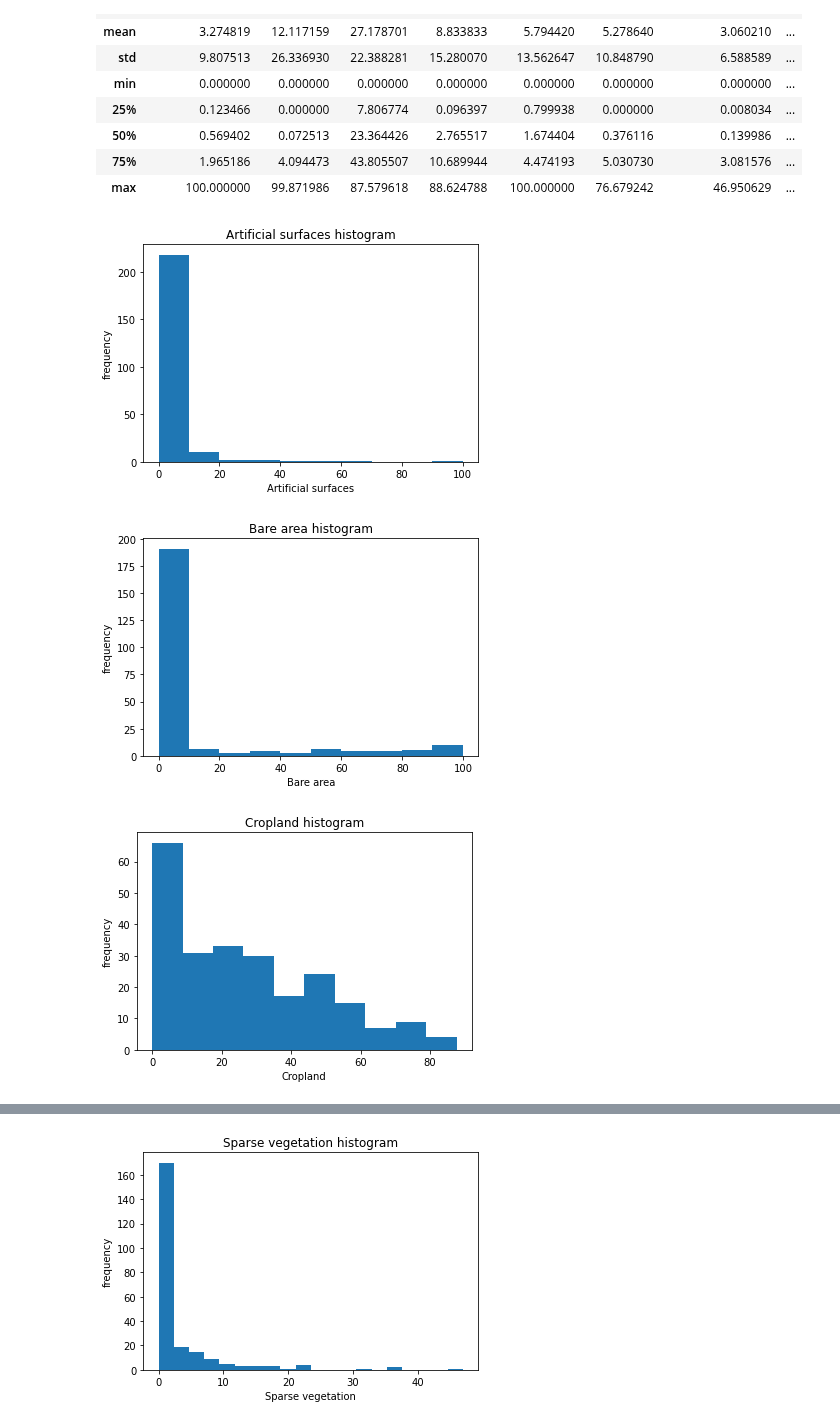
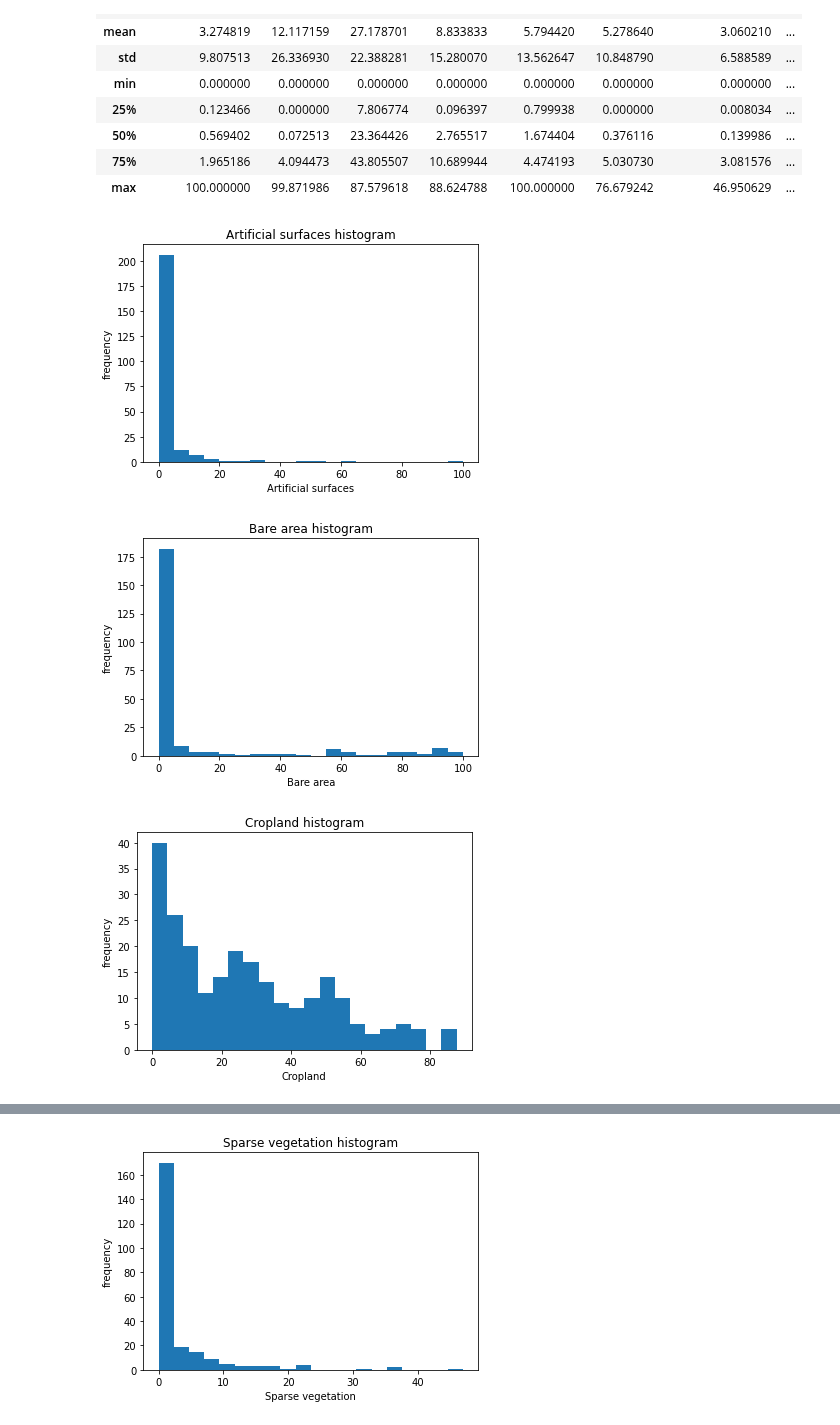
Before and after one commit to MarkusKiesel93/DOPPThreatenedSpecies, a Jupyter notebook: land_cover.ipynb, the cells around one changed output, grey strips where cells are left out. Saved outputs shown, nothing was run; the diff lists cells and outputs as text; code cells hidden in the pictures.

```diff
--- a/land_cover.ipynb
+++ b/land_cover.ipynb
@@ -309,27 +309,27 @@ land_cover2018.describe()
 | max | 100.000000 | 99.871986 | 87.579618 | 88.624788 | 100.000000 | 76.679242 | 46.950629 | ... |
 # %%
 #plotting histograms to observe distributions
-plt.hist(land_cover2018['Artificial surfaces'], bins = 10)
+plt.hist(land_cover2018['Artificial surfaces'], bins = 20)
 plt.title('Artificial surfaces histogram')
 plt.xlabel('Artificial surfaces')
 plt.ylabel('frequency')
 plt.show()
 # %% [output]
-[figure, old version]
+[figure, new version]
 # %%
-plt.hist(land_cover2018['Bare area'], bins = 10)
+plt.hist(land_cover2018['Bare area'], bins = 20)
 plt.title('Bare area histogram')
 plt.xlabel('Bare area')
 plt.ylabel('frequency')
 plt.show()
 # %% [output]
-[figure, old version]
+[figure, new version]
 # %%
-plt.hist(land_cover2018['Cropland'], bins = 10)
+plt.hist(land_cover2018['Cropland'], bins = 20)
 plt.title('Cropland histogram')
 plt.xlabel('Cropland')
 plt.ylabel('frequency')
 plt.show()
 # %% [output]
-[figure, old version]
+[figure, new version]
 # %%
```
Also changed, not shown: parts of 3 cells of this notebook.
